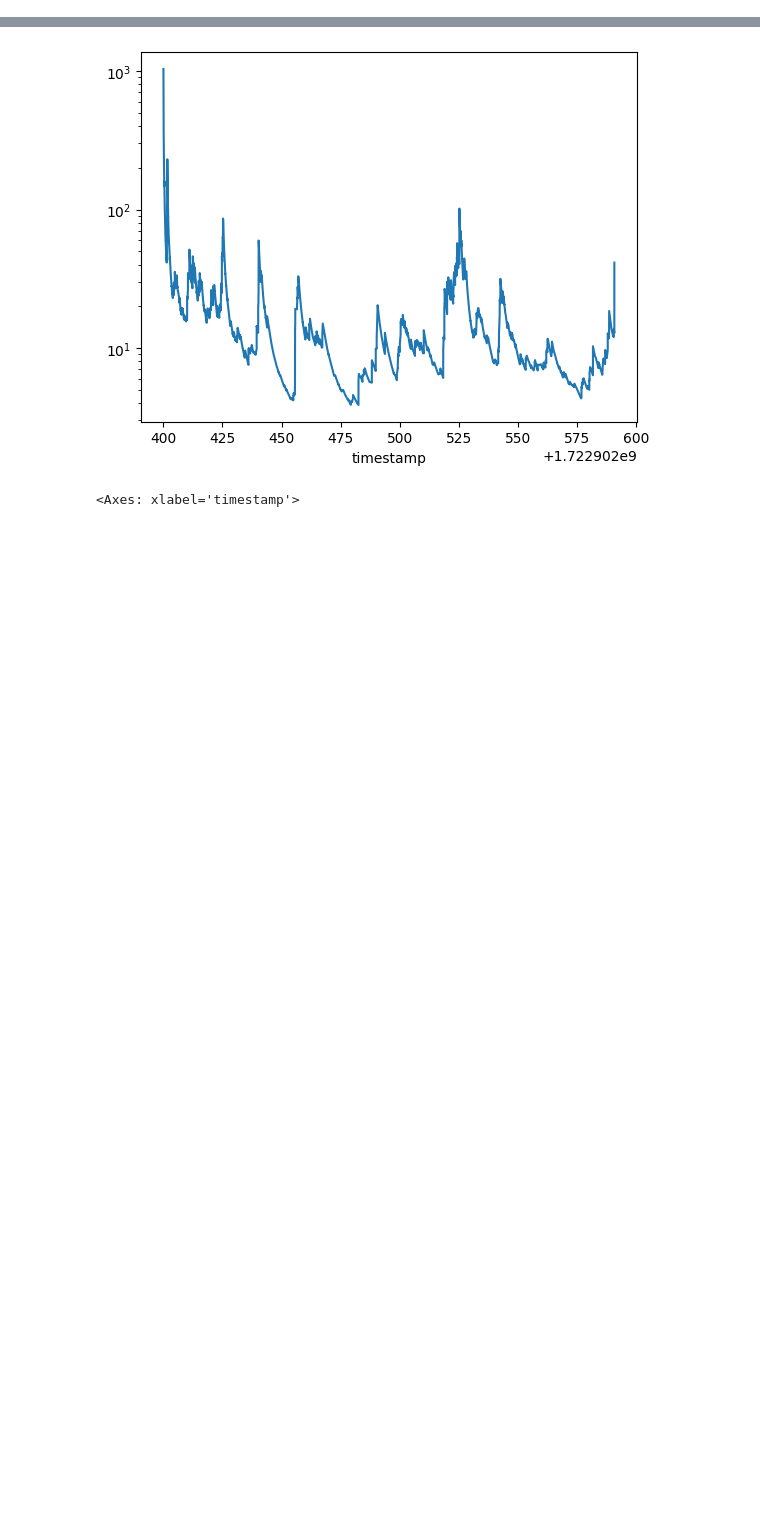
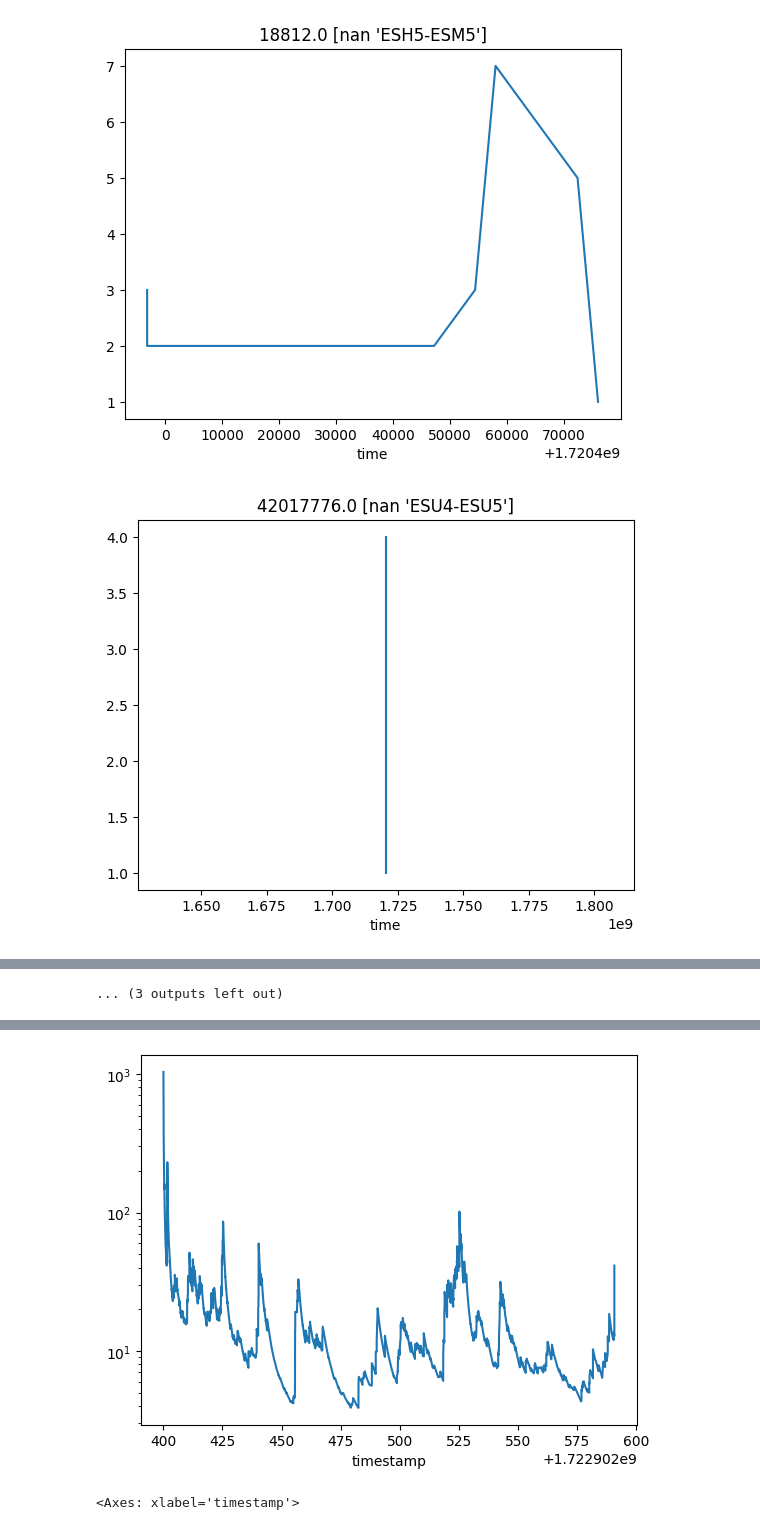
Before and after one commit to odenpetersen/order-book-simulation, a Jupyter notebook: src/ES.ipynb, the cells around one changed output, grey strips where cells are left out. Saved outputs shown, nothing was run; the diff lists cells and outputs as text; code cells hidden in the pictures; blank space fills up the shorter version.

```diff
--- a/src/ES.ipynb
+++ b/src/ES.ipynb
@@ -20,0 +505,17 @@ ESH5-ESM5,1722902400.0,A,A,1,230800000000,0,nan,nan,1,228.5,False
+# %%
+bounds = None
+found = False
+with open('../output/databento/glbx-mdp3-20240708.csv','r') as f:
+    for line in f:
+        field = line.split(',')[1]
+        if not found:
+            if field=='ts_event':
+                found = True
+                continue
+            else:
+                purported_bounds = tuple(map(lambda t : t*1e-9,map(float,line.split(','))))
+        if found:
+            ts = float(field)*1e-9
+            if bounds is None:
+                bounds = (ts,ts)
+            bounds = (min(bounds[0],ts),max(bounds[1],ts))
@@ -20,0 +554,8 @@ ESH5-ESM5,1722902400.0,A,A,1,230800000000,0,nan,nan,1,228.5,False
+# %%
+for tid in df.ticker_id.unique():
+    df[df.ticker_id==tid].set_index('time').freq.plot()
+    plt.title(f'{tid} {df[df.ticker_id==tid].ticker.unique()}')
+    plt.show()
+# %% [output]
+[figure, added]
+[figure, added]
@@ -20,0 +572 @@ ESH5-ESM5,1722902400.0,A,A,1,230800000000,0,nan,nan,1,228.5,False
+... (3 outputs left out)
```
Also changed, not shown: parts of 80 cells of this notebook, 14 other files.
